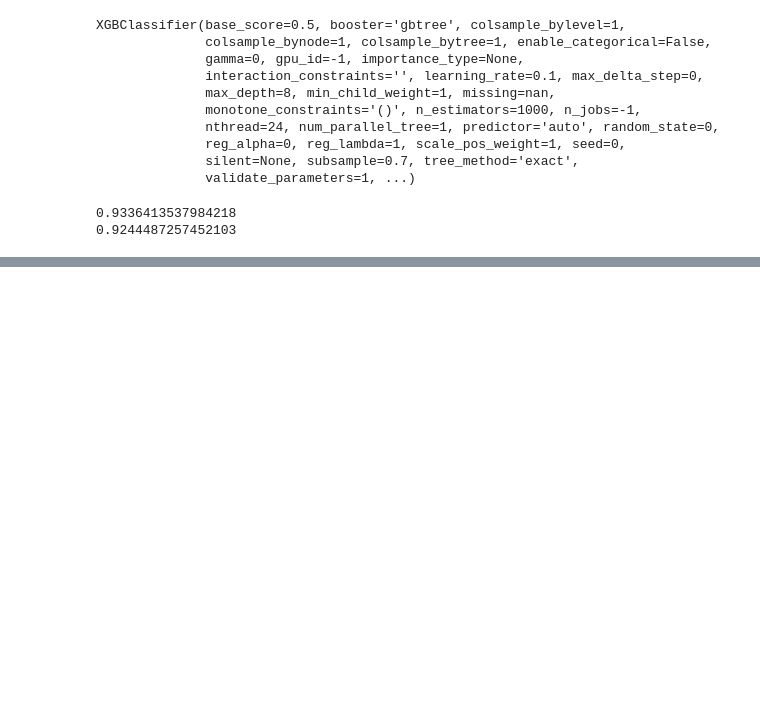
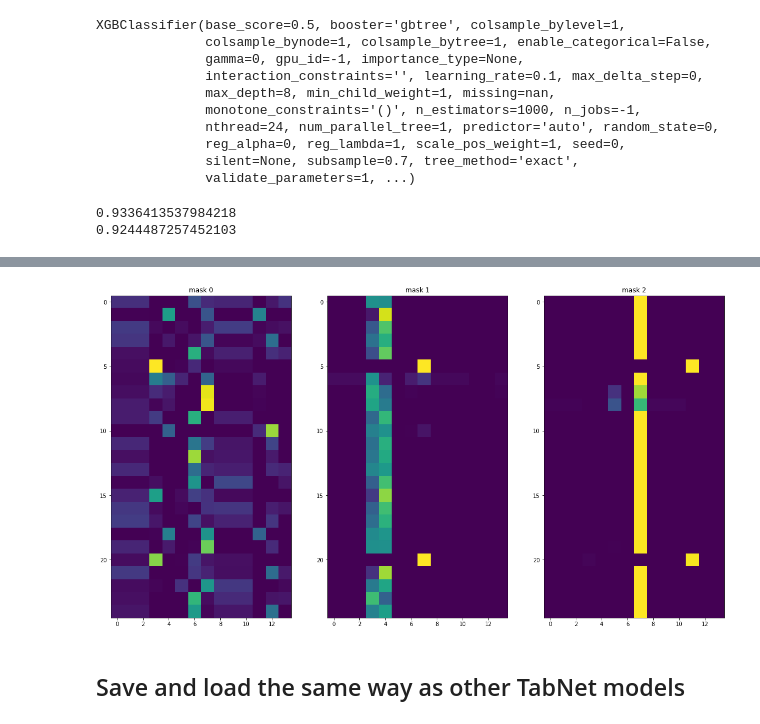
Before and after one commit to countifs/portfolio, a Jupyter notebook: census_example.ipynb, the cells around one changed output, grey strips where cells are left out. Saved outputs shown, nothing was run; the diff lists cells and outputs as text; code cells hidden in the pictures; blank space fills up the shorter version.

```diff
--- a/census_example.ipynb
+++ b/census_example.ipynb
@@ -388,0 +463,15 @@ print(test_auc)
+# %%
+# TabNetPretrainer
+unsupervised_model = TabNetPretrainer(
+    cat_idxs=cat_idxs,
+    cat_dims=cat_dims,
+    cat_emb_dim=3,
+    optimizer_fn=torch.optim.Adam,
+    optimizer_params=dict(lr=2e-2),
+    mask_type='entmax', # "sparsemax",
+    n_shared_decoder=1, # nb shared glu for decoding
+    n_indep_decoder=1, # nb independent glu for decoding
+#     grouped_features=[[0, 1]], # you can group features together here
+    grouped_features = grouped_features,
+    verbose=5,
+)
@@ -388,0 +480,12 @@ print(test_auc)
+# %%
+max_epochs = 100 if not os.getenv("CI", False) else 2 # 1000
+# %%
+unsupervised_model.fit(
+    X_train=X_train,
+    eval_set=[X_valid],
+    max_epochs=max_epochs , patience=5,
+    batch_size=2048, virtual_batch_size=128,
+    num_workers=0,
+    drop_last=False,
+    pretraining_ratio=0.5,
+)
@@ -388,0 +514,12 @@ print(test_auc)
+# %%
+unsupervised_explain_matrix, unsupervised_masks = unsupervised_model.explain(X_valid)
+# %%
+fig, axs = plt.subplots(1, 3, figsize=(20,20))
+
+for i in range(3):
+    axs[i].imshow(unsupervised_masks[i][:25])
+    axs[i].set_title(f"mask {i}")
+# %% [output]
+[figure, added]
+# %% [markdown]
+## Save and load the same way as other TabNet models
```
Also changed, not shown: parts of 31 cells of this notebook.
